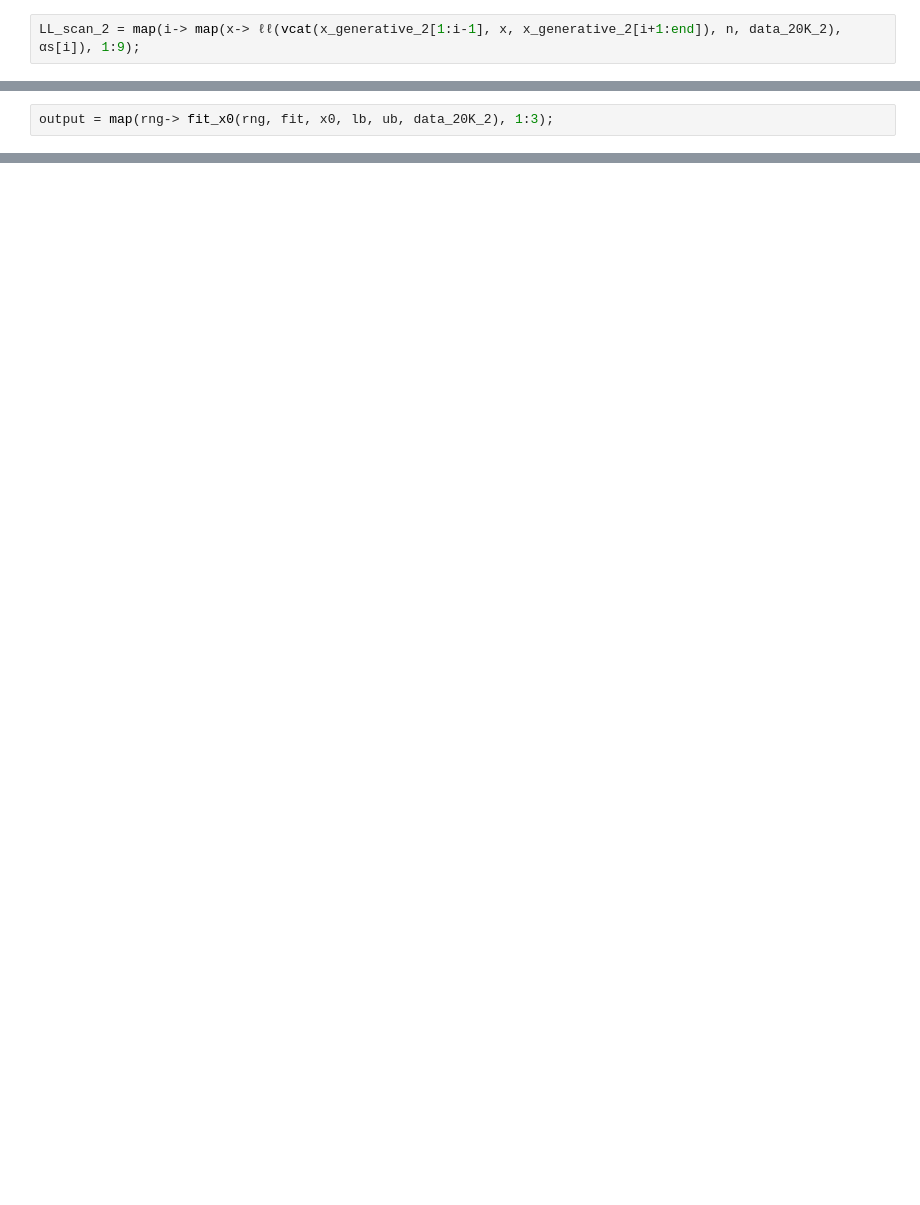
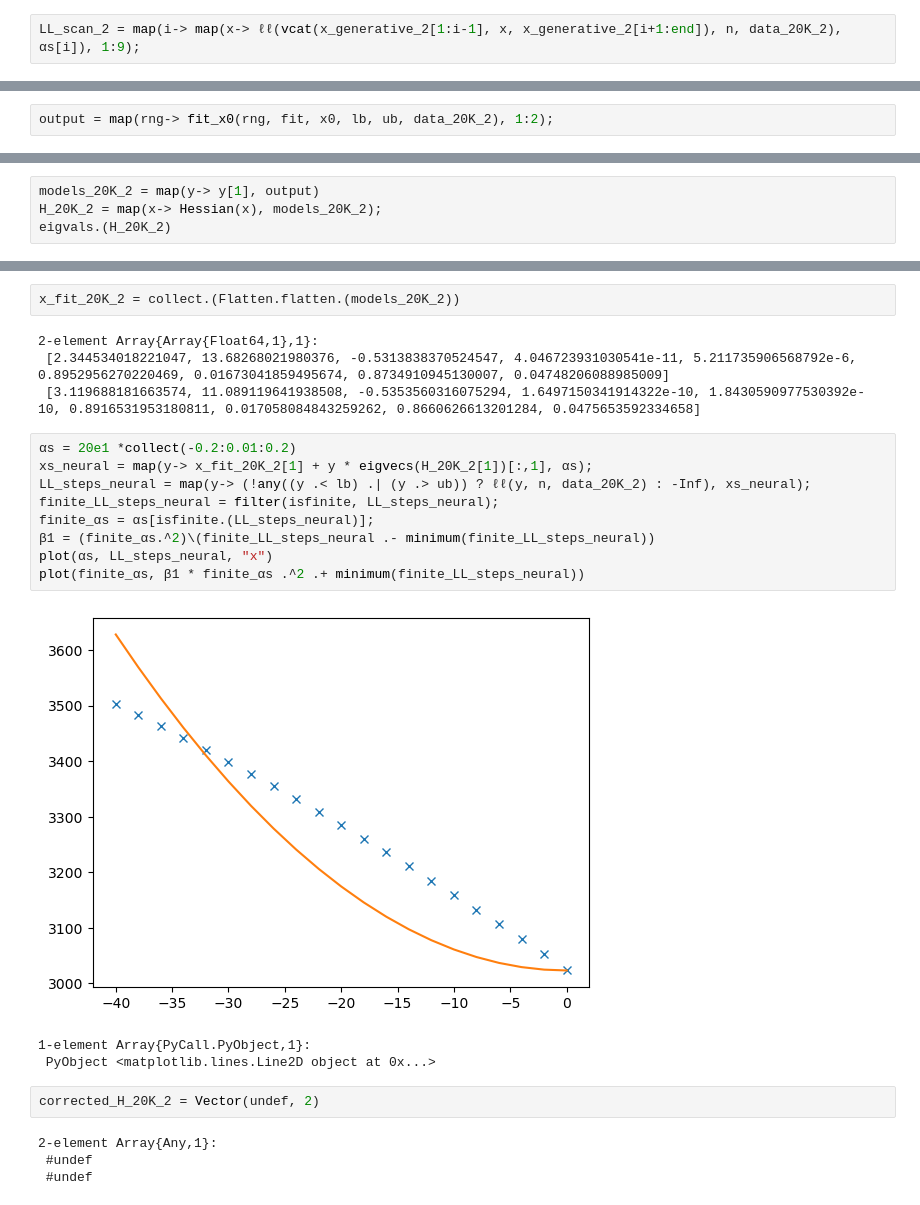
Before and after one commit to Brody-Lab/PulseInputDDM.jl, a Jupyter notebook: examples/choice model/recover_choice_model_x0.ipynb, the cells around one changed output, grey strips where cells are left out. Cells and saved outputs as stored; diff of their text form; blank space fills up the shorter version.

```diff
--- a/examples/choice model/recover_choice_model_x0.ipynb
+++ b/examples/choice model/recover_choice_model_x0.ipynb
@@ -470,2 +491,2 @@ loglikelihood(θ_generative_2, data_20K_2)
 # %%
-output = map(rng-> fit_x0(rng, fit, x0, lb, ub, data_20K_2), 1:3);
+output = map(rng-> fit_x0(rng, fit, x0, lb, ub, data_20K_2), 1:2);
@@ -487,0 +533,4 @@ tight_layout()
+# %%
+models_20K_2 = map(y-> y[1], output)
+H_20K_2 = map(x-> Hessian(x), models_20K_2);
+eigvals.(H_20K_2)
@@ -487,0 +567,25 @@ tight_layout()
+# %%
+x_fit_20K_2 = collect.(Flatten.flatten.(models_20K_2))
+# %% [output]
+2-element Array{Array{Float64,1},1}:
+ [2.344534018221047, 13.68268021980376, -0.5313838370524547, 4.046723931030541e-11, 5.211735906568792e-6, 0.8952956270220469, 0.01673041859495674, 0.8734910945130007, 0.04748206088985009]
+ [3.119688181663574, 11.089119641938508, -0.5353560316075294, 1.6497150341914322e-10, 1.8430590977530392e-10, 0.8916531953180811, 0.017058084843259262, 0.8660626613201284, 0.0475653592334658]
+# %%
+αs = 20e1 *collect(-0.2:0.01:0.2)
+xs_neural = map(y-> x_fit_20K_2[1] + y * eigvecs(H_20K_2[1])[:,1], αs);
+LL_steps_neural = map(y-> (!any((y .< lb) .| (y .> ub)) ? ℓℓ(y, n, data_20K_2) : -Inf), xs_neural);
+finite_LL_steps_neural = filter(isfinite, LL_steps_neural);
+finite_αs = αs[isfinite.(LL_steps_neural)];
+β1 = (finite_αs.^2)\(finite_LL_steps_neural .- minimum(finite_LL_steps_neural))
+plot(αs, LL_steps_neural, "x")
+plot(finite_αs, β1 * finite_αs .^2 .+ minimum(finite_LL_steps_neural))
+# %% [output]
+[figure, added]
+1-element Array{PyCall.PyObject,1}:
+ PyObject <matplotlib.lines.Line2D object at 0x...>
+# %%
+corrected_H_20K_2 = Vector(undef, 2)
+# %% [output]
+2-element Array{Any,1}:
+ #undef
+ #undef
```
Also changed, not shown: parts of 41 cells of this notebook, 13 other files.
